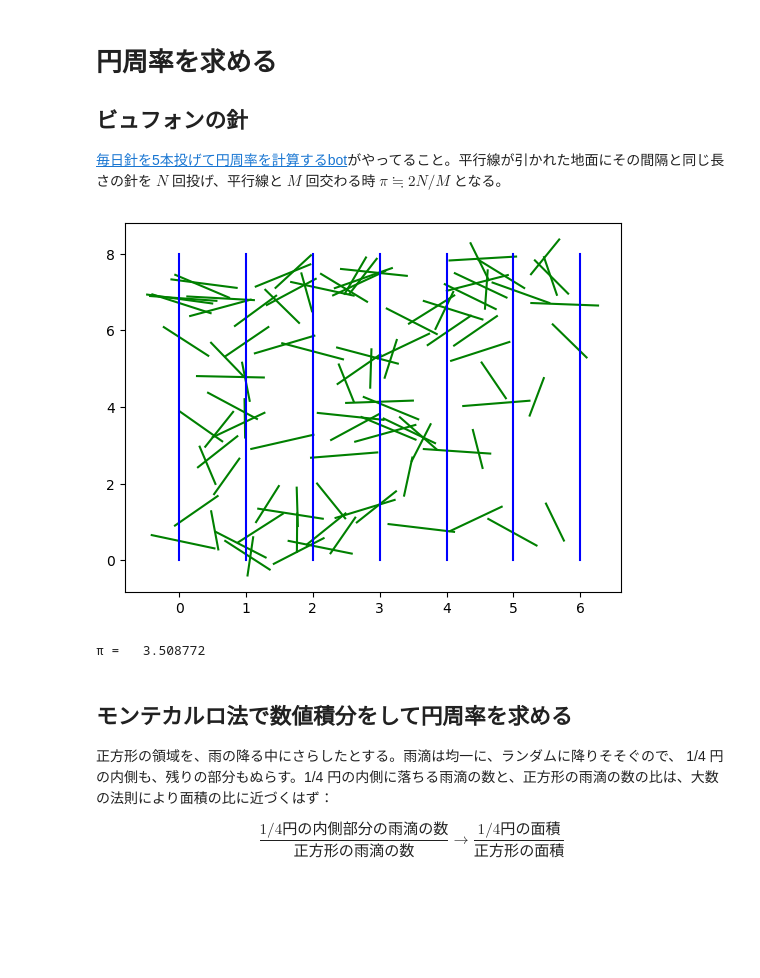
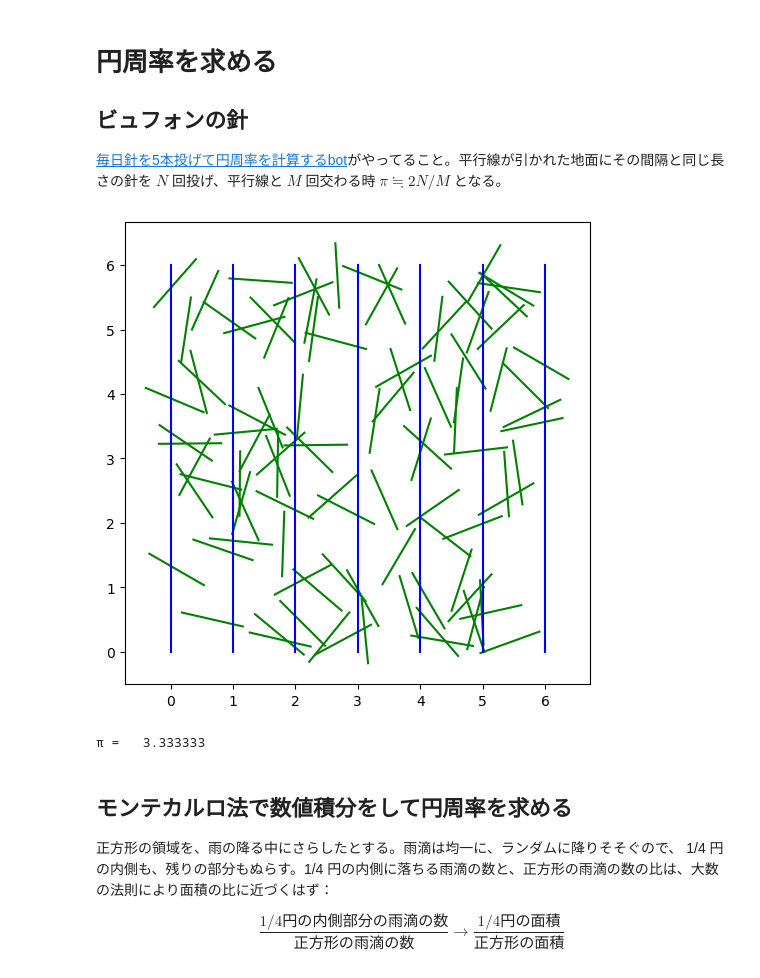
Before and after one commit to tsuchinoko0402/monte-carlo-simulation, a Jupyter notebook: 00-five-minutes-study-session.ipynb, the cells around one changed output. Cells and saved outputs as stored; diff of their text form; code cells hidden in the pictures; blank space fills up the shorter version.

```diff
--- a/00-five-minutes-study-session.ipynb
+++ b/00-five-minutes-study-session.ipynb
@@ -126,38 +126,41 @@ using PyPlot
 using Printf
 
 number = 100
 x_max = 6
-y_max = 8
+y_max = 6
 n1 = 0
+
+fig = PyPlot.figure(figsize=(6.0, 6.0))
+ax = fig.add_subplot()
 
 for j = 1:number
     x0 = x_max * rand()
     y0 = y_max * rand()
     θ = 2π * rand()
     x1 = x0 + cos(θ) / 2.0
     y1 = y0 + sin(θ) / 2.0
     x2 = x0 - cos(θ) / 2.0
     y2 = y0 - sin(θ) / 2.0
     x = [x1, x2]
     y = [y1, y2]
 
-    plot(x, y, color="green")
+    ax.plot(x, y, color="green")
 
     if Int(floor(x1)) != Int(floor(x2))
         n1 += 1
     end
 end
 
 for i = 0:x_max
     x = [i, i]
     y = [0, y_max]
-    plot(x, y, color="blue")
+    ax.plot(x, y, color="blue")
 end
 
 @printf "π = %10f" number/n1*2.0
 # %% [output]
-[figure, old version]
+[figure, new version]
-π =   3.508772
+π =   3.333333
 # %% [markdown]
 ## モンテカルロ法で数値積分をして円周率を求める
 
```
Also changed, not shown: parts of 5 cells of this notebook, 1 other file.
